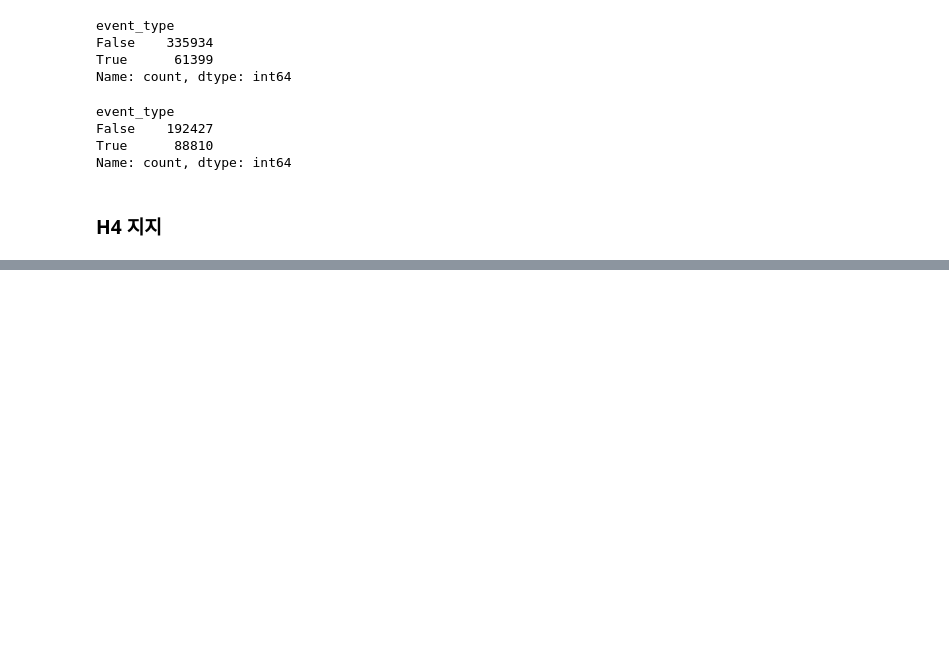
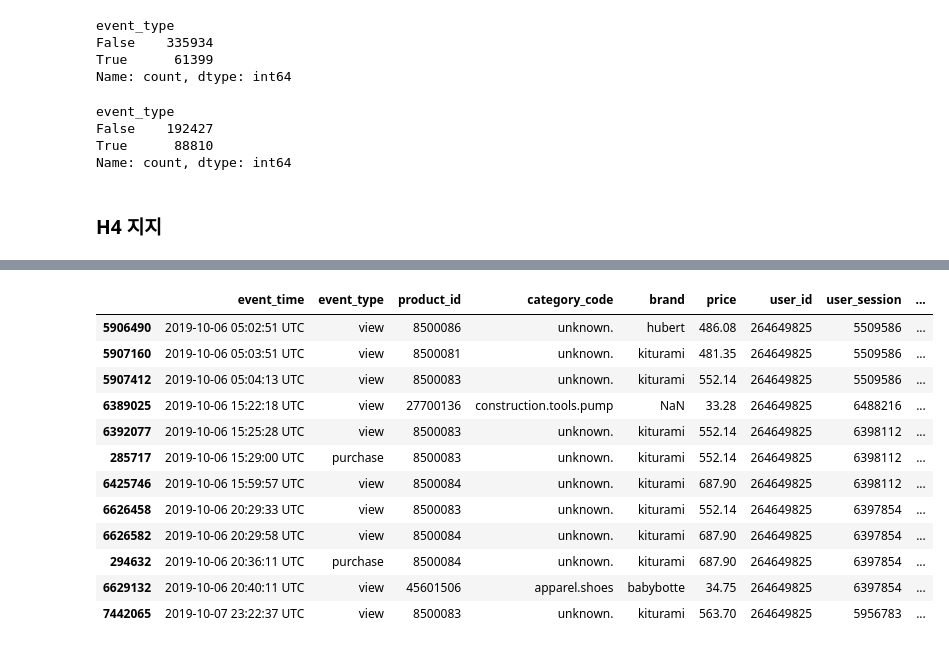
Before and after one commit to HyunsungRyu/Ecommerce_analysis, a Jupyter notebook: customer_behavior_log_analysis.ipynb, the cells around one changed output, grey strips where cells are left out. Saved outputs shown, nothing was run; the diff lists cells and outputs as text; code cells hidden in the pictures; blank space fills up the shorter version.

```diff
--- a/customer_behavior_log_analysis.ipynb
+++ b/customer_behavior_log_analysis.ipynb
@@ -288,9 +288,9 @@ df.head()
 | 4 | 2019-10-01 00:00:04 UTC | view | 1004237 | electronics.smartphone | apple | 1081.98 | 535871217 | 7176696 | ... |
 # %%
 view = df[df['event_type'] == 'view']
-df = df[df['event_type'] != 'view']
+not_view = df[df['event_type'] != 'view']
 view = view.drop_duplicates(subset=['user_id', 'product_id', 'user_session'])
 
-df = pd.concat([df, view], ignore_index=True)
-df.sort_values(by=['user_id', 'event_time'], inplace=True)
+df2 = pd.concat([not_view, view], ignore_index=True)
+df2.sort_values(by=['user_id', 'event_time'], inplace=True)
 # %%
@@ -584 +594,17 @@ Name: count, dtype: int64
+# %%
+df2[df2['user_id'] == 264649825].sort_values(by=['event_time'])
+# %% [output]
+|  | event_time | event_type | product_id | category_code | brand | price | user_id | user_session | ... |
+| 5906490 | 2019-10-06 05:02:51 UTC | view | 8500086 | unknown. | hubert | 486.08 | 264649825 | 5509586 | ... |
+| 5907160 | 2019-10-06 05:03:51 UTC | view | 8500081 | unknown. | kiturami | 481.35 | 264649825 | 5509586 | ... |
+| 5907412 | 2019-10-06 05:04:13 UTC | view | 8500083 | unknown. | kiturami | 552.14 | 264649825 | 5509586 | ... |
+| 6389025 | 2019-10-06 15:22:18 UTC | view | 27700136 | construction.tools.pump | NaN | 33.28 | 264649825 | 6488216 | ... |
+| 6392077 | 2019-10-06 15:25:28 UTC | view | 8500083 | unknown. | kiturami | 552.14 | 264649825 | 6398112 | ... |
+| 285717 | 2019-10-06 15:29:00 UTC | purchase | 8500083 | unknown. | kiturami | 552.14 | 264649825 | 6398112 | ... |
+| 6425746 | 2019-10-06 15:59:57 UTC | view | 8500084 | unknown. | kiturami | 687.90 | 264649825 | 6398112 | ... |
+| 6626458 | 2019-10-06 20:29:33 UTC | view | 8500083 | unknown. | kiturami | 552.14 | 264649825 | 6397854 | ... |
+| 6626582 | 2019-10-06 20:29:58 UTC | view | 8500084 | unknown. | kiturami | 687.90 | 264649825 | 6397854 | ... |
+| 294632 | 2019-10-06 20:36:11 UTC | purchase | 8500084 | unknown. | kiturami | 687.90 | 264649825 | 6397854 | ... |
+| 6629132 | 2019-10-06 20:40:11 UTC | view | 45601506 | apparel.shoes | babybotte | 34.75 | 264649825 | 6397854 | ... |
+| 7442065 | 2019-10-07 23:22:37 UTC | view | 8500083 | unknown. | kiturami | 563.70 | 264649825 | 5956783 | ... |
 # %%
```
Also changed, not shown: parts of 21 cells of this notebook, 1 other file.
